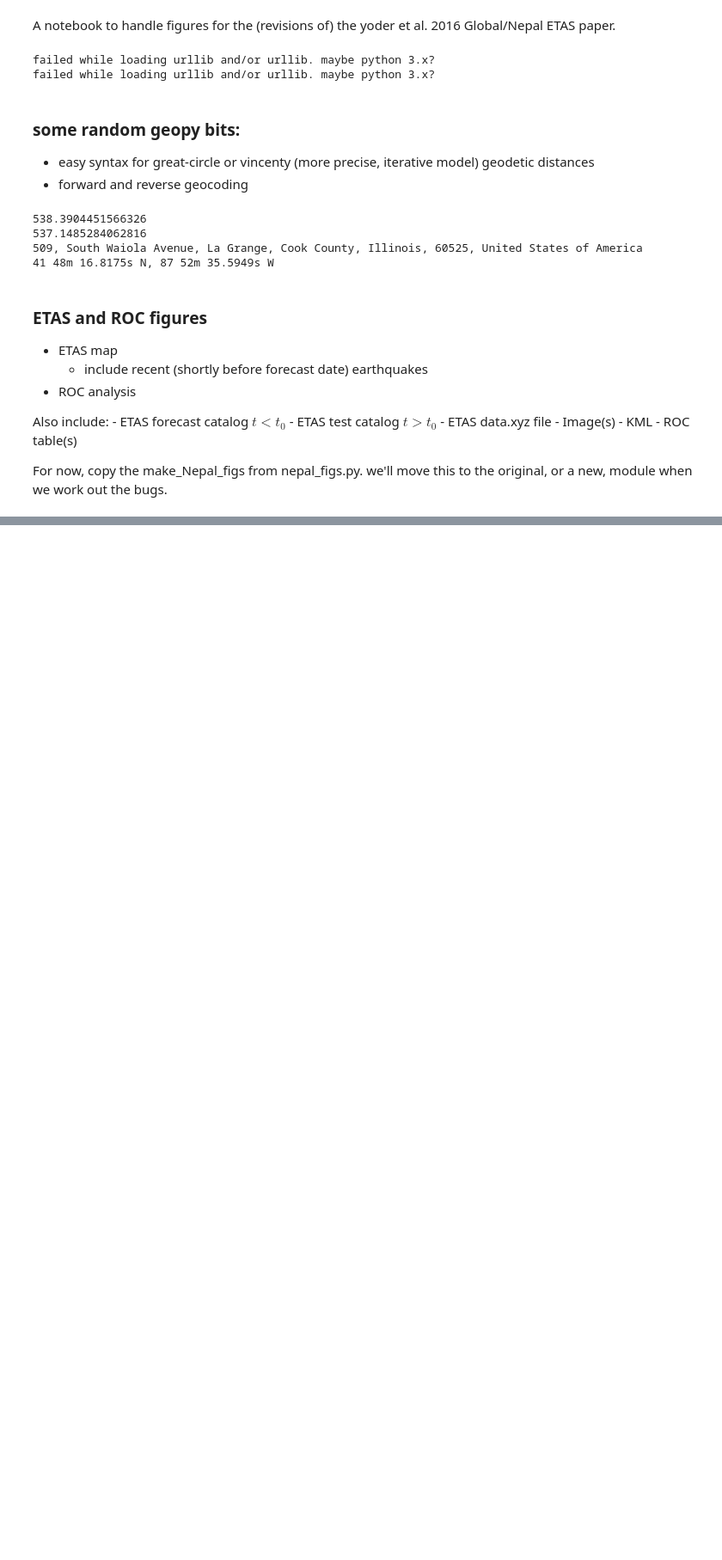
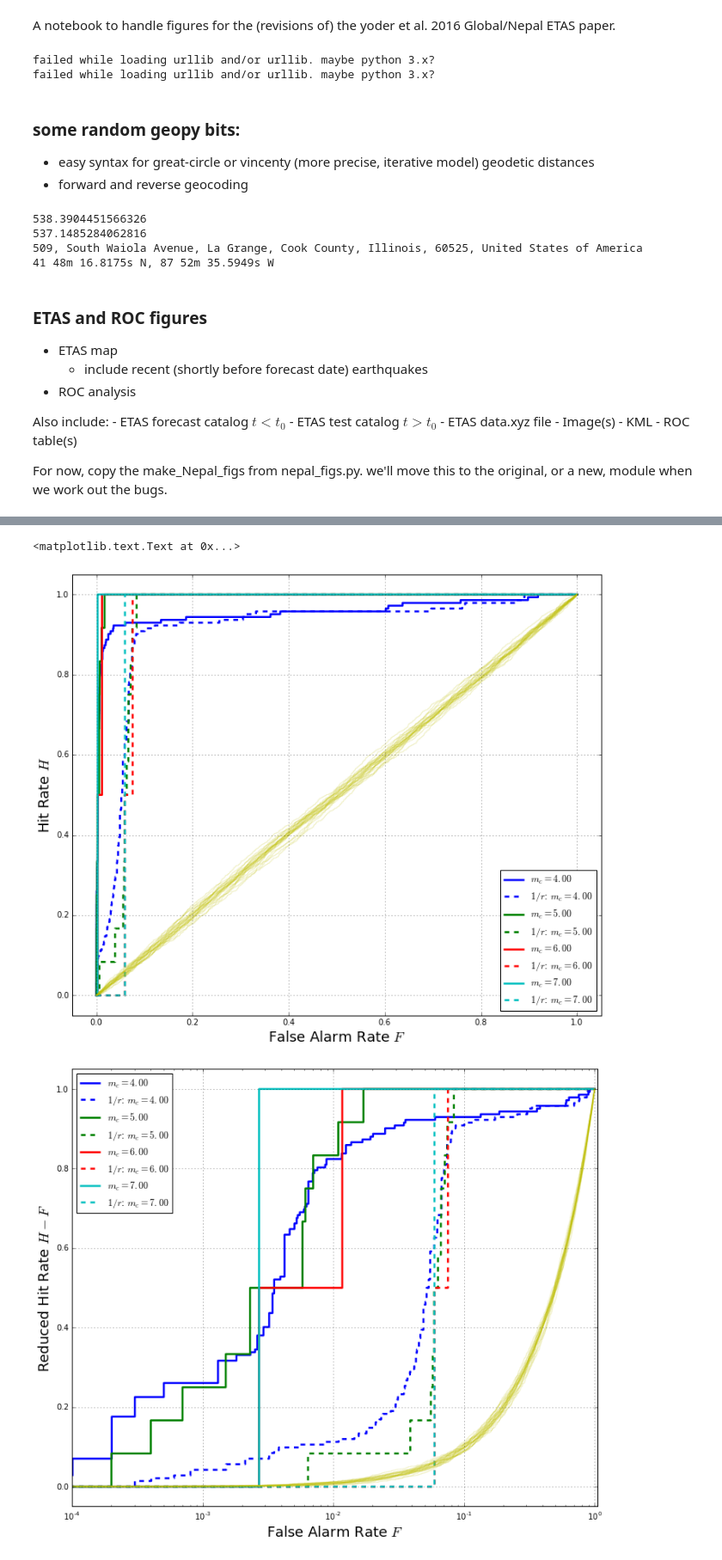
Before and after one commit to markyoder/globalETAS, a Jupyter notebook: global_etas_figs_revision.ipynb, the cells around one changed output, grey strips where cells are left out. Shown at 86% size. Drawn from its saved outputs; the diff is of its cells as text; code cells hidden in the pictures; blank space fills up the shorter version.

```diff
--- a/global_etas_figs_revision.ipynb
+++ b/global_etas_figs_revision.ipynb
@@ -123,8 +123,8 @@ n_cpu=None
 # first, get nepal ETAS objects:
 #etas_fc, etas_test = etas_analyzer.nepal_etas_roc()
 
-nepal_etas_fc = etas_analyzer.get_nepal_etas_fc()
-nepal_etas_test = etas_analyzer.get_nepal_etas_test()
+nepal_etas_fc = etas_analyzer.get_nepal_etas_fc(n_processes=mpp.cpu_count())
+nepal_etas_test = etas_analyzer.get_nepal_etas_test(n_processes=mpp.cpu_count())
 # %% [output]
 numba imported
 ***************** roc_generic.py ***********************
@@ -184,12 +196,12 @@ xyz_events = list(zip(test_catalog['lon'], test_catalog['lat'], test_catalog['ma
 plt.figure(fignum, figsize=(12,10))
 plt.clf()
 ax1=plt.gca()
-ax1.set_xscale('log')
+ax1.set_xscale('linear')
 
 plt.figure(fignum+1, figsize=(12,10))
 plt.clf()
 ax2=plt.gca()
-ax2.set_xscale('linear')
+ax2.set_xscale('log')
 
 FHs = {}        # we'll use mc as a key, FH as a val: {mc:[FH]...}
 for j,mc in enumerate(mcs):
@@ -197,6 +209,8 @@ for j,mc in enumerate(mcs):
     print('ROC for mc={}'.format(mc))
     #
     # there's a faster way to do this...
+    xyz_ev = [[x,y,z] for x,y,z in xyz_events if z>=mc]
+    print("len(xyz_ev): ", len(xyz_ev))
     ROC_real = optimizers.roc_tools.ROC_xyz_handler(xyz, xyz_events, z_event_min=mc)
     ROC_null = optimizers.roc_tools.ROC_xyz_handler(xyz_null, xyz_events, z_event_min=mc)
     #ROC_null_1 = optimizers.roc_tools.ROC_xyz_handler(xyz_null_1, xyz_events, z_event_min=mc)
@@ -233,7 +247,7 @@ for j,mc in enumerate(mcs):
 #z_min = min([z for x,y,z in xyz])
 #z_max = max([z for x,y,z in xyz])
 z_len = len(xyz)
-for j in range(50):
+for j in range(25):
     # we probably want a better model for this, but if it works, maybe we keep it.
     R = random.Random()
     #xyz_r = [[x,y,xyz[int(z_len*R.random())][2]] for x,y,z in xyz]
@@ -268,3 +282,4 @@ ax2.set_xlabel('False Alarm Rate $F$', size=18)
 #
 
 #A = nepal__ROC_script()
+# %% [output]
@@ -271,3 +294,6 @@ ax2.set_xlabel('False Alarm Rate $F$', size=18)
+<matplotlib.text.Text at 0x...>
+[figure, added]
+[figure, added]
 # %%
 ROC_1 = optimizers.roc_tools.ROC_xyz_handler(xyz, xyz_events, z_event_min=None)
 FH = ROC_1.calc_roc()
```
Also changed, not shown: parts of 5 cells of this notebook.
